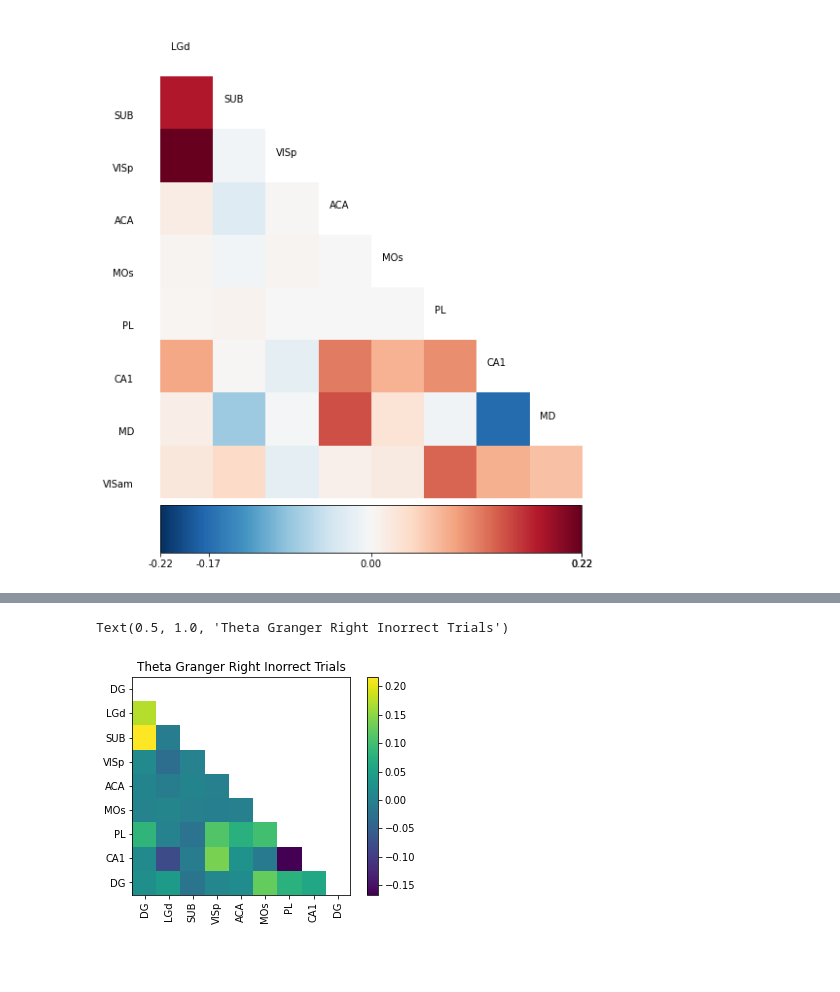
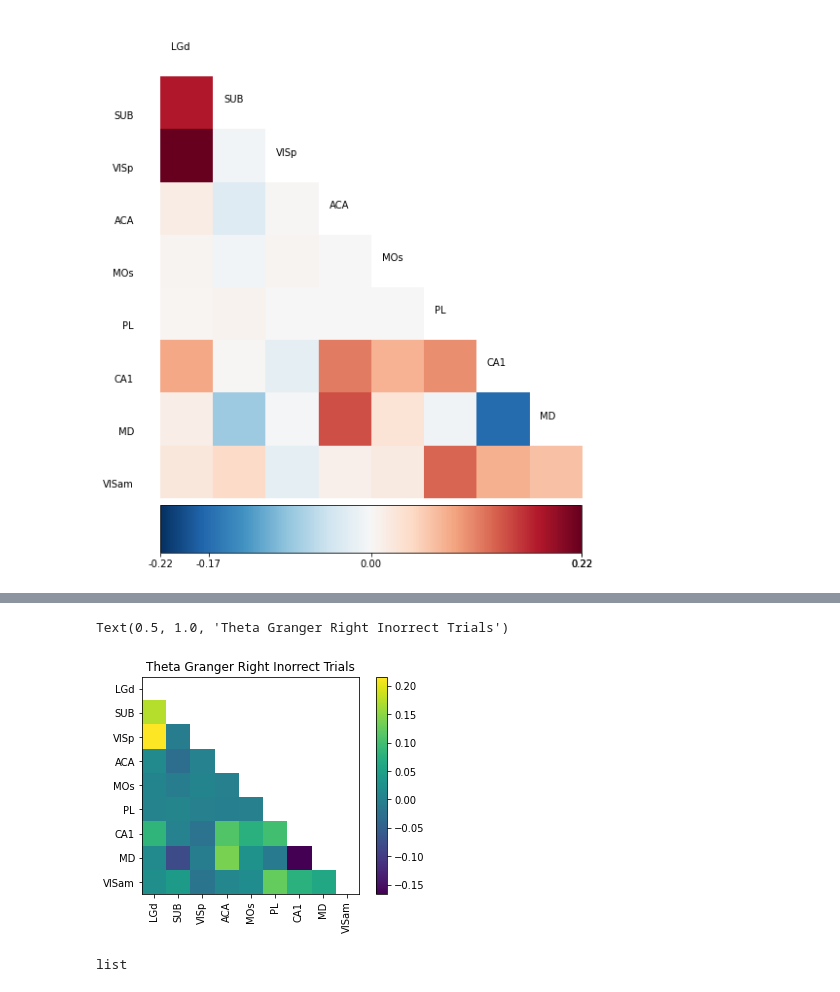
Before and after one commit to kayteeflick/nma_cn_flow_state, a Jupyter notebook: template.ipynb, the cells around one changed output, grey strips where cells are left out. Cells and saved outputs as stored; diff of their text form; code cells hidden in the pictures; blank space fills up the shorter version.

```diff
--- a/template.ipynb
+++ b/template.ipynb
@@ -889,15 +888,19 @@ Text(0.5, 1.0, 'Theta Granger Right Correct Trials')
 # %%
 
 positions = (0,1, 2, 3,4,5,6,7,8)
 labels = session11['brain_area_lfp']
-plt.xticks(positions, labels,rotation = 'vertical')
-plt.yticks(positions, labels)
+plt.xticks(positions, test,rotation = 'vertical')
+plt.yticks(positions, test)
 plt.imshow(np.transpose(g2_incorr))
 plt.colorbar()
 plt.title('Theta Granger Right Inorrect Trials')
 # %% [output]
 Text(0.5, 1.0, 'Theta Granger Right Inorrect Trials')
-[figure, old version]
+[figure, new version]
+# %%
+type(labels)
+# %% [output]
+list
 # %%
 difference_granger = np.subtract(g2_corr,g2_incorr)
 positions = (0,1, 2, 3,4,5,6,7,8,9,10,11)
```
Also changed, not shown: parts of 3 cells of this notebook.
